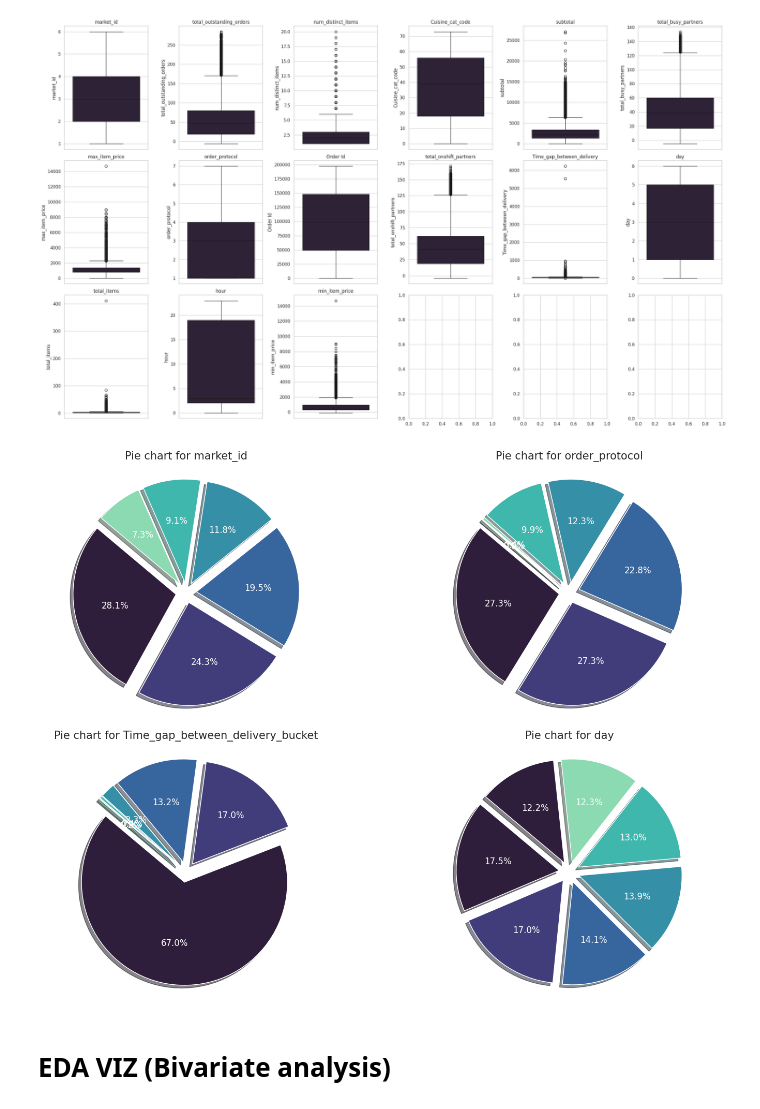
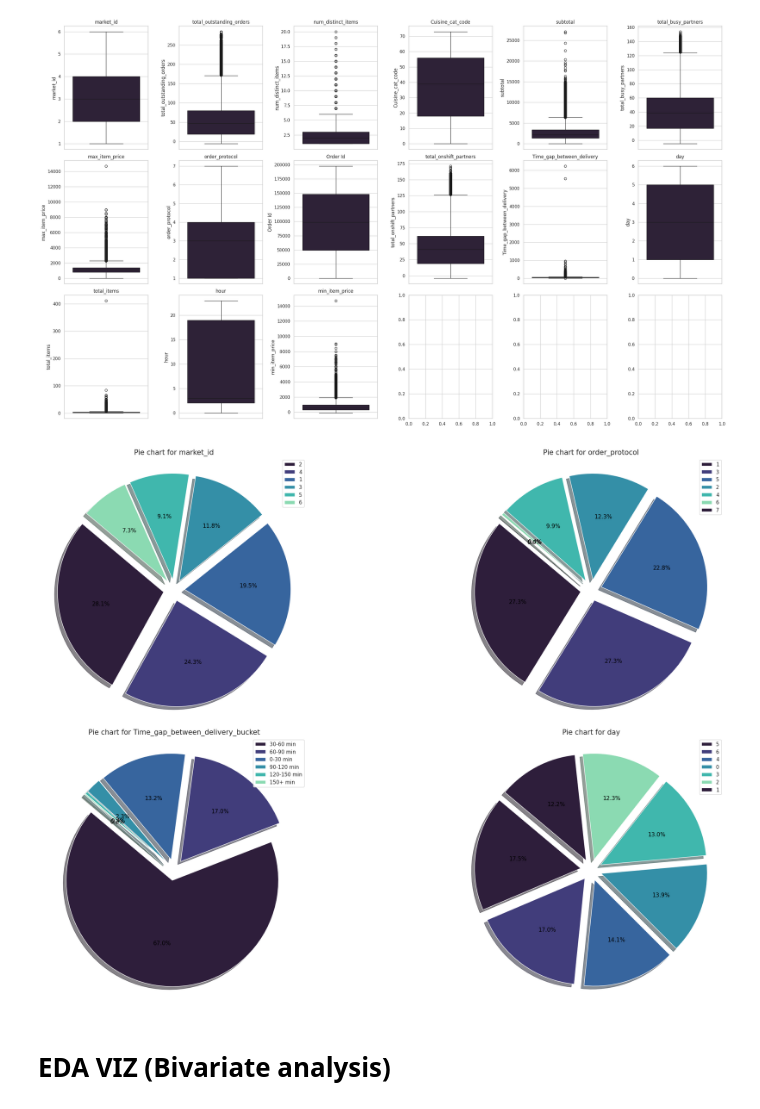
Before and after one commit to anup-anny/Delivery-Estimation-Prediction, a Jupyter notebook: QT_analysis_Project.ipynb, the cells around one changed output. Drawn from its saved outputs; the diff is of its cells as text; code cells hidden in the pictures.

```diff
--- a/QT_analysis_Project.ipynb
+++ b/QT_analysis_Project.ipynb
@@ -413,10 +413,6 @@ plt.show()
 # %% [output]
 [figure]
 # %%
-import pandas as pd
-import matplotlib.pyplot as plt
-import math
-
 def generate_pie_charts(df, fig_size=(10, 8)):
     num_cols = len(df.columns)
     num_rows = (num_cols + 1) // 2
@@ -430,10 +426,14 @@ def generate_pie_charts(df, fig_size=(10, 8)):
             sizes = df[column].value_counts().values
             explode = [0.1] * len(labels)  # Explode slices for a 3D effect
             ax = axes[plotted_count // 2, plotted_count % 2]
-            ax.pie(sizes, labels=labels, autopct='%1.1f%%', startangle=140, explode=explode,
-                   shadow=True, textprops={'color': 'white'})  # Add shadow and white font color
+            patches, texts, autotexts = ax.pie(sizes, labels=None, autopct='%1.1f%%', startangle=140, explode=explode,
+                                                shadow=True, textprops={'color': 'black'})  # Add shadow and white font color
             ax.set_title(f'Pie chart for {column}', fontsize=15)
             ax.set_aspect('equal')  # Ensure pie charts are circular
+
+            # Add legend
+            ax.legend(patches, labels, loc='upper right')
+
             plotted_count += 1
     for j in range(plotted_count, num_rows * 2):
         fig.delaxes(axes[j // 2, j % 2])
@@ -441,9 +441,9 @@ def generate_pie_charts(df, fig_size=(10, 8)):
     plt.tight_layout()
     plt.show()
 # %%
-generate_pie_charts(df, fig_size=(15, 65))
+generate_pie_charts(df, fig_size=(25, 100))
 # %% [output]
-[figure, old version]
+[figure, new version]
 # %% [markdown]
 # **EDA VIZ (Bivariate analysis)**
 # %%
```
Also changed, not shown: parts of 11 cells of this notebook.
